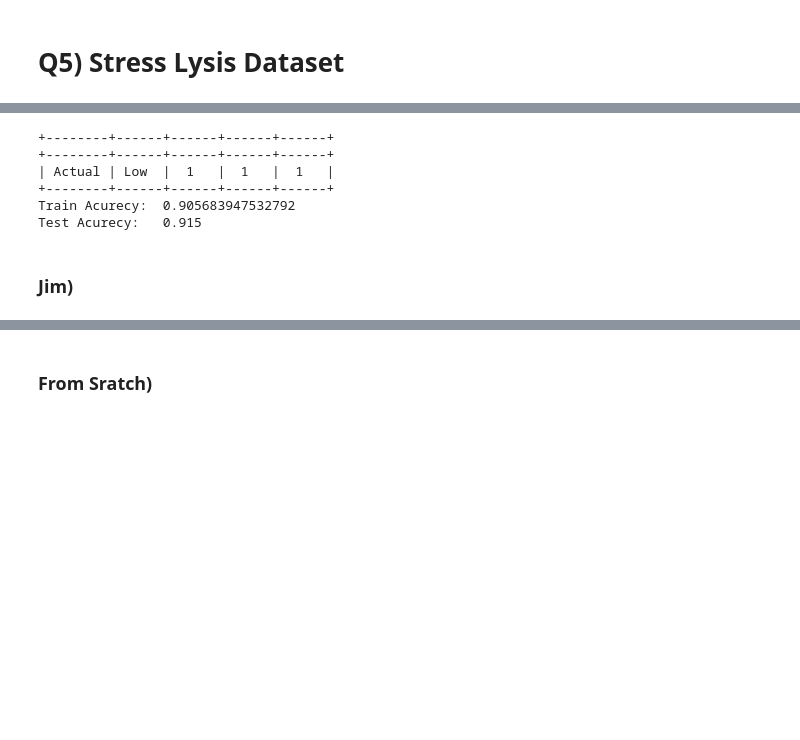
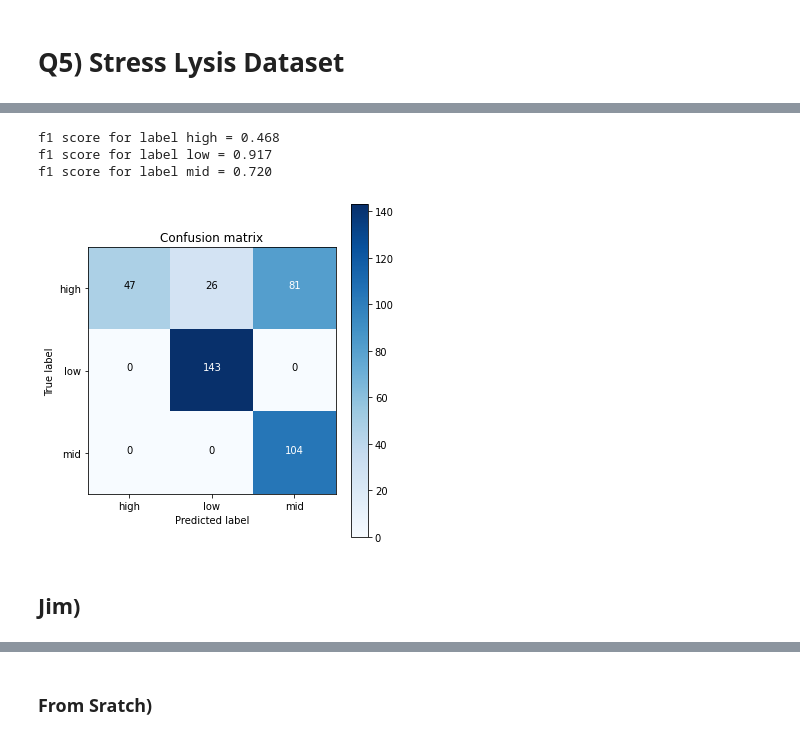
Before and after one commit to Arashlf/UT_ML_Course, a Jupyter notebook: Homework2/Q4-6.ipynb, the cells around one changed output, grey strips where cells are left out. Saved outputs shown, nothing was run; the diff lists cells and outputs as text; code cells hidden in the pictures; blank space fills up the shorter version.

```diff
--- a/Homework2/Q4-6.ipynb
+++ b/Homework2/Q4-6.ipynb
@@ -215,19 +203,19 @@ def sigmoid(z):
   return sig
 
 def cost(y_true, y_pred):
-  ltt = np.matmul(y_true.T, np.log(y_pred)) + np.matmul((1 - y_true).T, np.log(1 - y_pred))
-  loss = -1 / len(y_pred) * ltt[0]
+  l = np.matmul(y_true.T, np.log(y_pred)) + np.matmul((1 - y_true).T, np.log(1 - y_pred))
+  loss = -1 / len(y_pred) * l[0]
   return loss
 
 def forwardPropagate(X, W, y_true):
   Z = np.matmul(X, W)
-  Activ = sigmoid(Z)
+  A = sigmoid(Z)
   loss = cost(y_true, sigmoid(Z))
-  y_pred = np.zeros(Activ.shape)
-  y_pred[Activ >= 0.5] = 1
-  return y_pred, Activ, loss
+  y_pred = np.zeros(A.shape)
+  y_pred[A >= 0.5] = 1
+  return y_pred, A, loss
 
 def backPropagate(Activ, y, X):
-  dw = 1 / len(Activ) * np.matmul(X.T, Activ[0] - y)
+  dw = 1 / len(A) * np.matmul(X.T, A[0] - y)
   return dw
 # %%
@@ -284,23 +283,28 @@ AttributeError: 'DataFrame' object has no attribute 'reshape'
-# %%
-import prettytable
-
-x = prettytable.PrettyTable(["" ," ", "Pred", "cted", "  "])
-x.add_row(["" ," ", "Low", "Mid", "High"])
-x.add_row(["Actual" ,"Low", "1" ,"1" ,"1"])
-x.add_row(["" ,"Mid", "1" ,"1" ,"1"])
-x.add_row(["" ,"High", "1" ,"1" ,"1"])
-print(x)
-print("Train Acurecy: ",logi.score(Xtrain, Ytrain))
-print("Test Acurecy:  ",logi.score(Xtest, Ytest))
-# %% [output]
-+--------+------+------+------+------+
-+--------+------+------+------+------+
-| Actual | Low  |  1   |  1   |  1   |
-+--------+------+------+------+------+
-Train Acurecy:  0.905683947532792
-Test Acurecy:   0.915
+# %%
+confusion_mat = np.zeros((3,3) , dtype=int)
+
+for i in range(len(classes)):
+  for j in range(len(classes)):
+    confusion_mat[i,j] = np.sum([(y_true[p] == i) and (y_pred[p] == j) for p in range(len(y_pred))])
+plot_confusion_matrix(confusion_mat, classes)
+
+
+
+F1_score = []
+for i in range(len(classes)):
+  precision = confusion_mat[i,i] / np.sum(confusion_mat[i,:])
+  recall = confusion_mat[i,i] / np.sum(confusion_mat[:,i])
+  F1_score.append(2 * precision * recall / (precision + recall))
+
+for i, score in enumerate(F1_score):
+  print('f1 score for label {} = {:.3f}'.format(classes[i], score))
+# %% [output]
+f1 score for label high = 0.468
+f1 score for label low = 0.917
+f1 score for label mid = 0.720
+[figure, added]
 # %% [markdown]
-### Jim)
+## Jim)
 # %%
 from sklearn.linear_model import LogisticRegression
 from sklearn.metrics import confusion_matrix, jaccard_score, roc_auc_score
```
Also changed, not shown: parts of 50 cells of this notebook.
